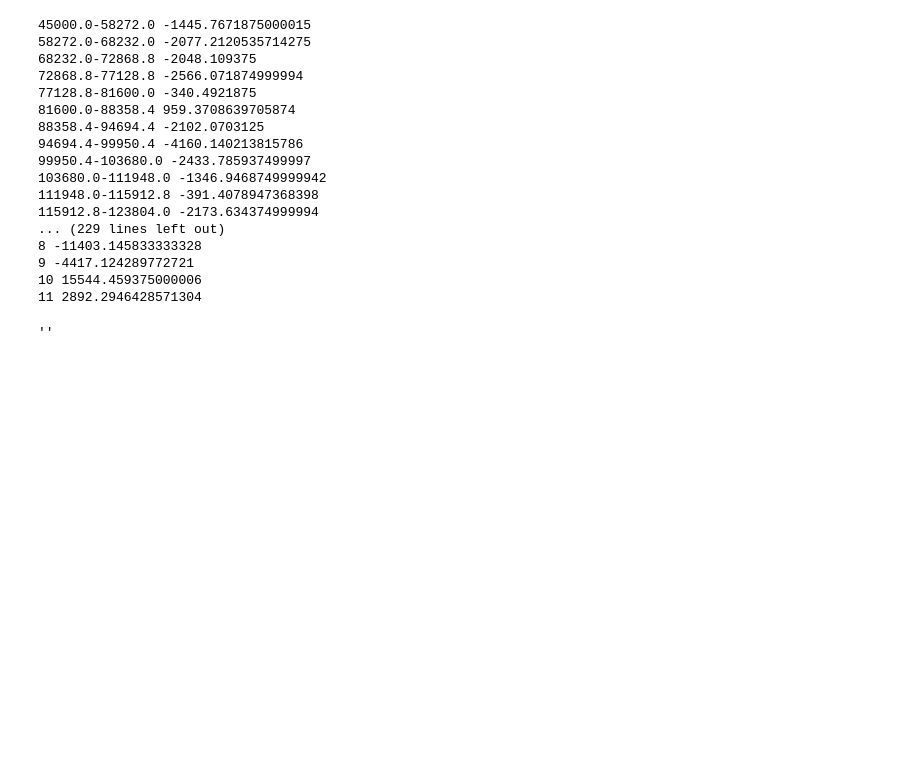
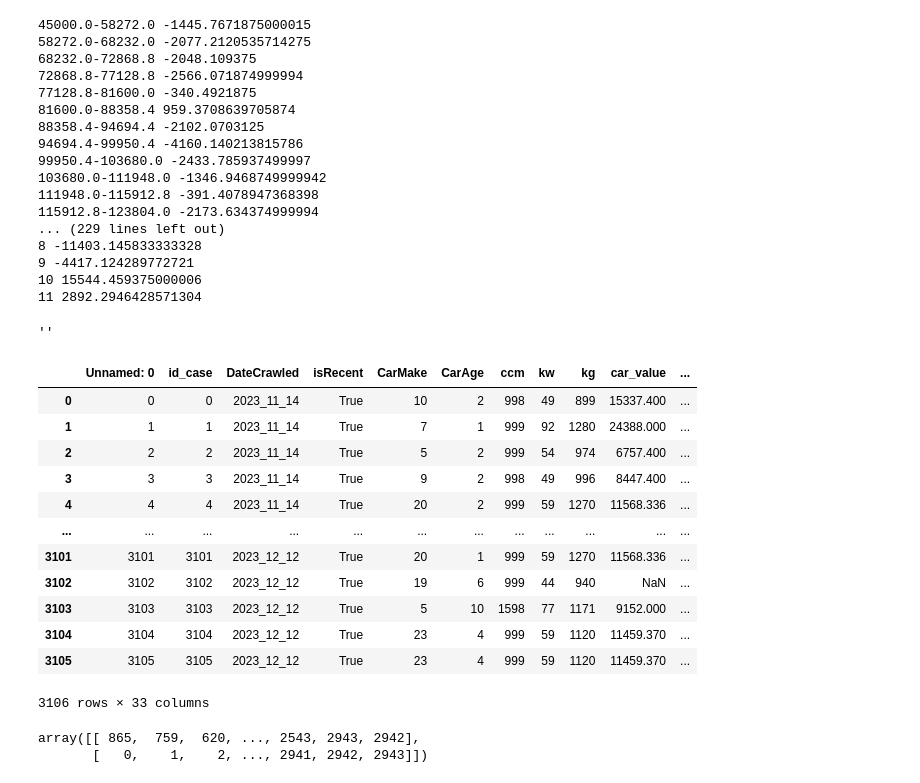
Before and after one commit to asdasde/market_models, a Jupyter notebook: notebooks/market_model.ipynb, the cells around one changed output. Saved outputs shown, nothing was run; the diff lists cells and outputs as text; code cells hidden in the pictures; blank space fills up the shorter version.

```diff
--- a/notebooks/market_model.ipynb
+++ b/notebooks/market_model.ipynb
@@ -1101,3 +1135,19 @@ makePDF().output(PDF_PATH + TARGET_VARIABLE + '_summary.pdf')
 10 15544.459375000006
 11 2892.2946428571304
 ''
+# %%
+DATA
+# %% [output]
+|  | Unnamed: 0 | id_case | DateCrawled | isRecent | CarMake | CarAge | ccm | kw | kg | car_value | ... |
+| 0 | 0 | 0 | 2023_11_14 | True | 10 | 2 | 998 | 49 | 899 | 15337.400 | ... |
+| 1 | 1 | 1 | 2023_11_14 | True | 7 | 1 | 999 | 92 | 1280 | 24388.000 | ... |
+| 2 | 2 | 2 | 2023_11_14 | True | 5 | 2 | 999 | 54 | 974 | 6757.400 | ... |
+| 3 | 3 | 3 | 2023_11_14 | True | 9 | 2 | 998 | 49 | 996 | 8447.400 | ... |
+| 4 | 4 | 4 | 2023_11_14 | True | 20 | 2 | 999 | 59 | 1270 | 11568.336 | ... |
+| ... | ... | ... | ... | ... | ... | ... | ... | ... | ... | ... | ... |
+| 3101 | 3101 | 3101 | 2023_12_12 | True | 20 | 1 | 999 | 59 | 1270 | 11568.336 | ... |
+| 3102 | 3102 | 3102 | 2023_12_12 | True | 19 | 6 | 999 | 44 | 940 | NaN | ... |
+| 3103 | 3103 | 3103 | 2023_12_12 | True | 5 | 10 | 1598 | 77 | 1171 | 9152.000 | ... |
+| 3104 | 3104 | 3104 | 2023_12_12 | True | 23 | 4 | 999 | 59 | 1120 | 11459.370 | ... |
+| 3105 | 3105 | 3105 | 2023_12_12 | True | 23 | 4 | 999 | 59 | 1120 | 11459.370 | ... |
+3106 rows × 33 columns
@@ -1103,0 +1197,5 @@ makePDF().output(PDF_PATH + TARGET_VARIABLE + '_summary.pdf')
+# %%
+np.argsort(sims, axis=0)[-2 : ]
+# %% [output]
+array([[ 865,  759,  620, ..., 2543, 2943, 2942],
+       [   0,    1,    2, ..., 2941, 2942, 2943]])
```
Also changed, not shown: parts of 29 cells of this notebook, 1 other file.
